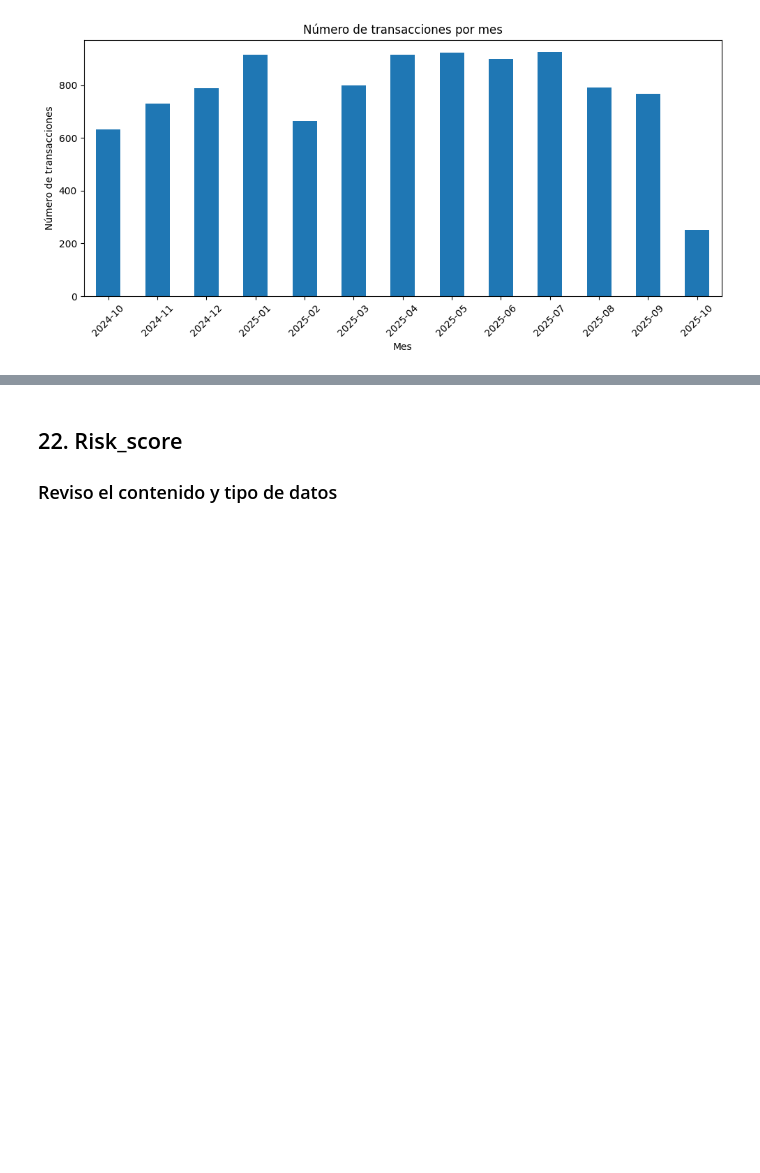
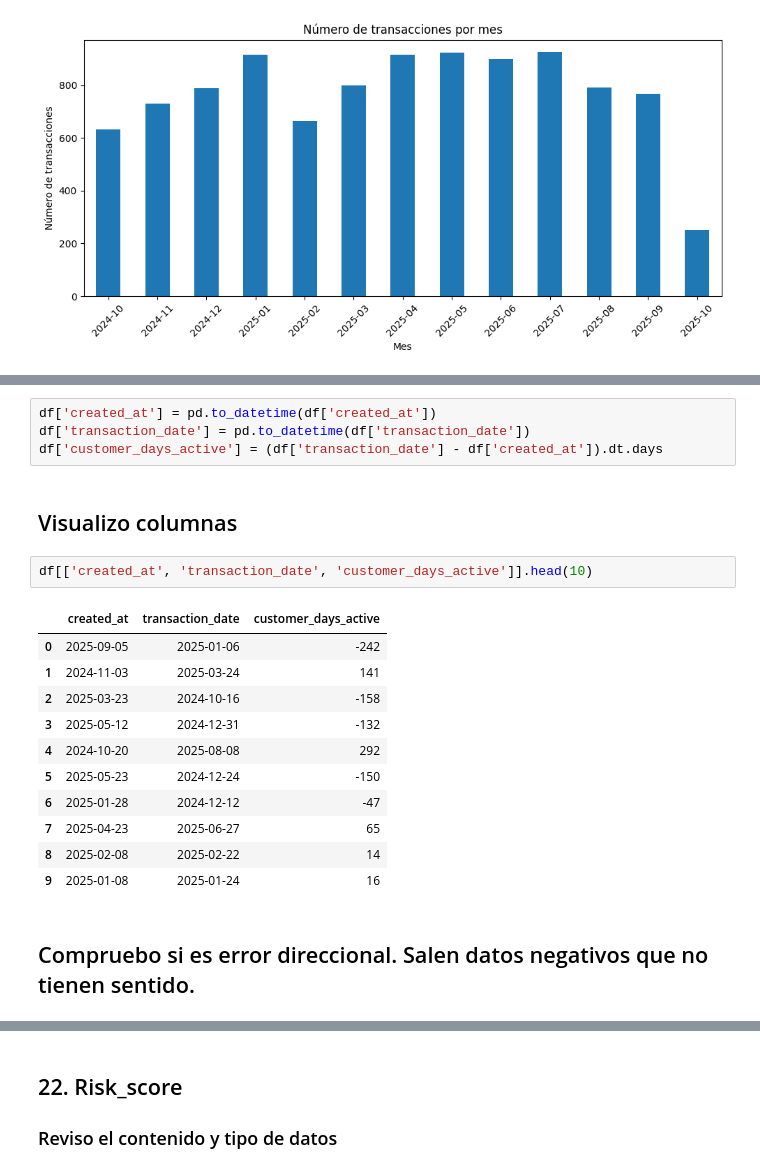
Before and after one commit to PatriciaMerinero/Proyecto_Final_Data_Analytics, a Jupyter notebook: NOTEBOOKS/02_EDA_LIMPIEZA_TRANSFORMACION.ipynb, the cells around one changed output, grey strips where cells are left out. Drawn from its saved outputs; the diff is of its cells as text; blank space fills up the shorter version.

```diff
--- a/NOTEBOOKS/02_EDA_LIMPIEZA_TRANSFORMACION.ipynb
+++ b/NOTEBOOKS/02_EDA_LIMPIEZA_TRANSFORMACION.ipynb
@@ -1211,0 +1214,22 @@ plt.show()
+# %%
+df['created_at'] = pd.to_datetime(df['created_at'])
+df['transaction_date'] = pd.to_datetime(df['transaction_date'])
+df['customer_days_active'] = (df['transaction_date'] - df['created_at']).dt.days
+# %% [markdown]
+## Visualizo columnas
+# %%
+df[['created_at', 'transaction_date', 'customer_days_active']].head(10)
+# %% [output]
+|  | created_at | transaction_date | customer_days_active |
+| 0 | 2025-09-05 | 2025-01-06 | -242 |
+| 1 | 2024-11-03 | 2025-03-24 | 141 |
+| 2 | 2025-03-23 | 2024-10-16 | -158 |
+| 3 | 2025-05-12 | 2024-12-31 | -132 |
+| 4 | 2024-10-20 | 2025-08-08 | 292 |
+| 5 | 2025-05-23 | 2024-12-24 | -150 |
+| 6 | 2025-01-28 | 2024-12-12 | -47 |
+| 7 | 2025-04-23 | 2025-06-27 | 65 |
+| 8 | 2025-02-08 | 2025-02-22 | 14 |
+| 9 | 2025-01-08 | 2025-01-24 | 16 |
+# %% [markdown]
+## Compruebo si es error direccional. Salen datos negativos que no tienen sentido.
```
Also changed, not shown: parts of 8 cells of this notebook, 1 other file.
